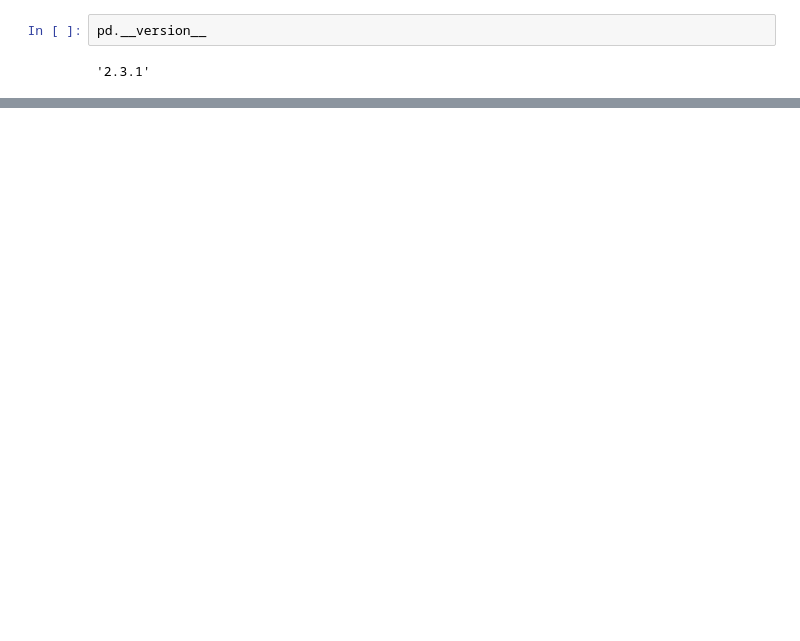
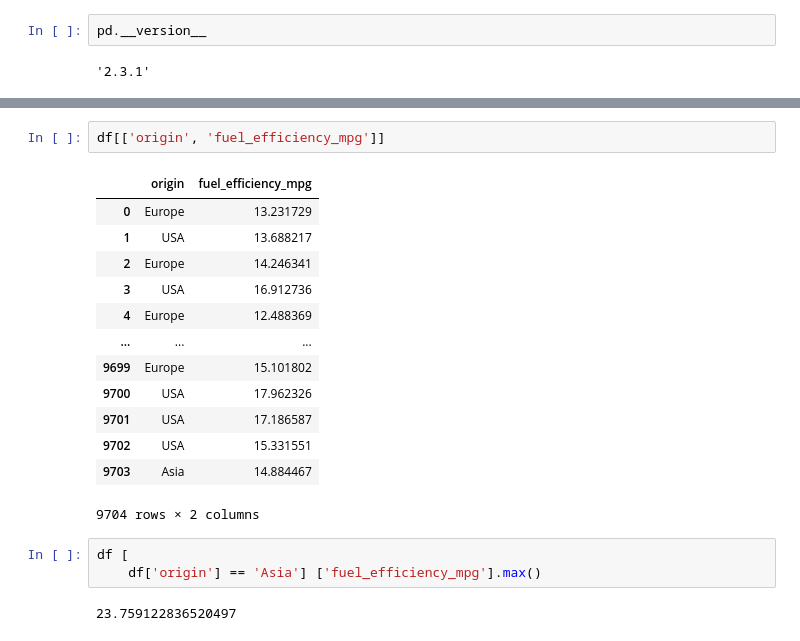
Before and after one commit to Sherifah/machine-learning-zoomcamp-homework, a Jupyter notebook: 01-intro/homework.ipynb, the cells around one changed output, grey strips where cells are left out. Cells and saved outputs as stored; diff of their text form; blank space fills up the shorter version.

```diff
--- a/01-intro/homework.ipynb
+++ b/01-intro/homework.ipynb
@@ -25,0 +100,21 @@ pd.__version__
+# %%
+df[['origin', 'fuel_efficiency_mpg']]
+# %% [output]
+|  | origin | fuel_efficiency_mpg |
+| 0 | Europe | 13.231729 |
+| 1 | USA | 13.688217 |
+| 2 | Europe | 14.246341 |
+| 3 | USA | 16.912736 |
+| 4 | Europe | 12.488369 |
+| ... | ... | ... |
+| 9699 | Europe | 15.101802 |
+| 9700 | USA | 17.962326 |
+| 9701 | USA | 17.186587 |
+| 9702 | USA | 15.331551 |
+| 9703 | Asia | 14.884467 |
+9704 rows × 2 columns
+# %%
+df [
+    df['origin'] == 'Asia'] ['fuel_efficiency_mpg'].max()
+# %% [output]
+23.759122836520497
```
Also changed, not shown: parts of 27 cells of this notebook, 2 other files.
